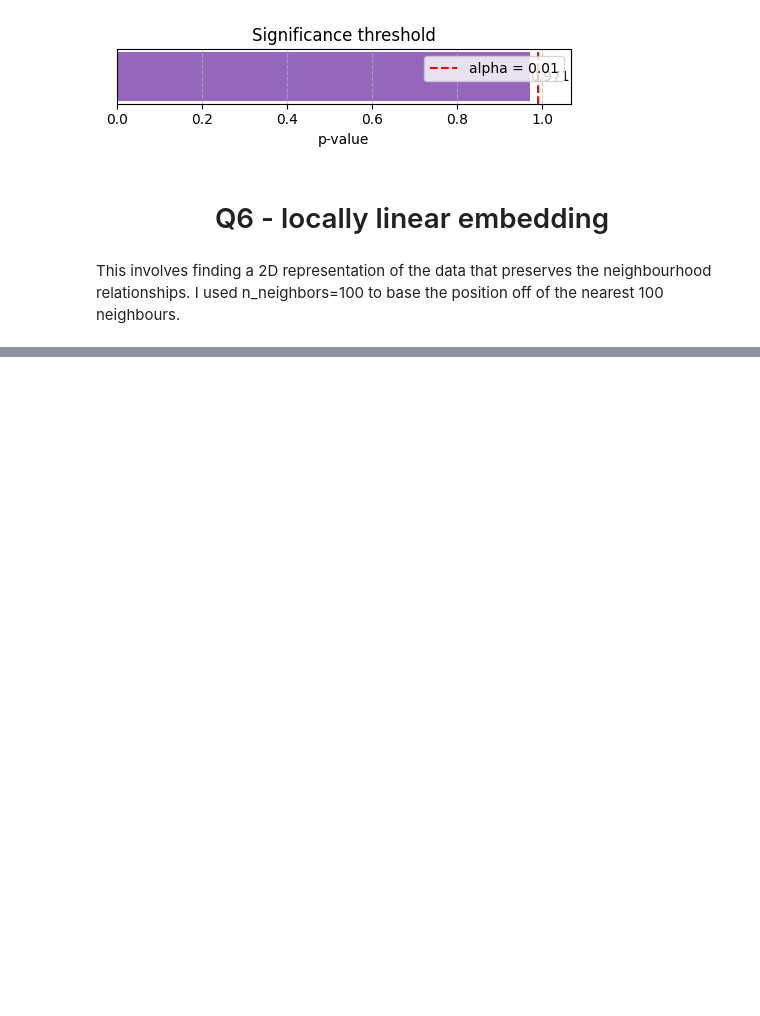
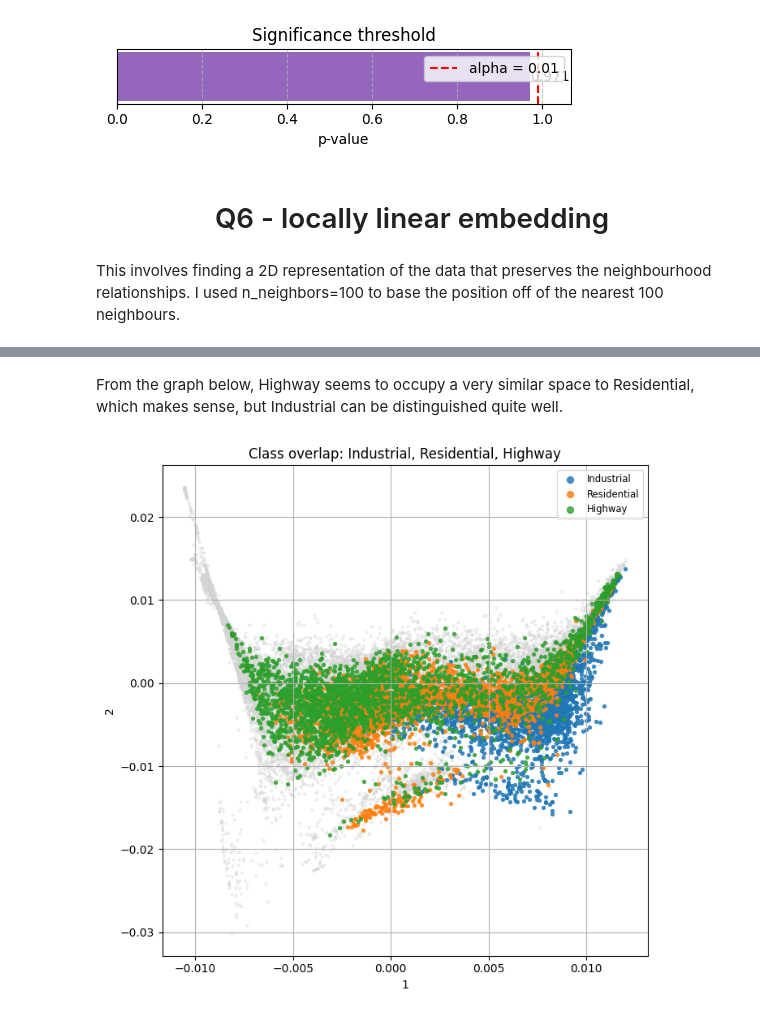
Before and after one commit to arjy143/CW-Earth-Classifier, a Jupyter notebook: coc131_cw_notebook.ipynb, the cells around one changed output, grey strips where cells are left out. Saved outputs shown, nothing was run; the diff lists cells and outputs as text; code cells hidden in the pictures; blank space fills up the shorter version.

```diff
--- a/coc131_cw_notebook.ipynb
+++ b/coc131_cw_notebook.ipynb
@@ -606,0 +552,6 @@ plot_class_overlap(
+# %% [markdown]
+From the graph below, Highway seems to occupy a very similar space to Residential, which makes sense, but Industrial can be distinguished quite well.
+# %%
+plot_class_overlap(embedding_results, coc131.y, class_names, focus_classes=["Industrial", "Residential", "Highway"])
+# %% [output]
+[figure, added]
```
Also changed, not shown: parts of 10 cells of this notebook.
